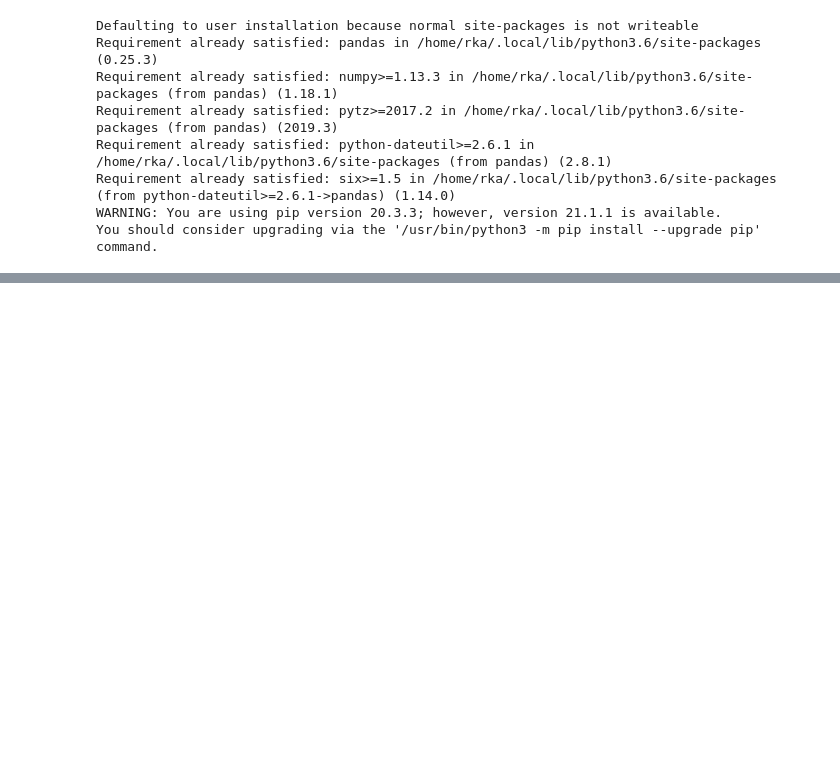
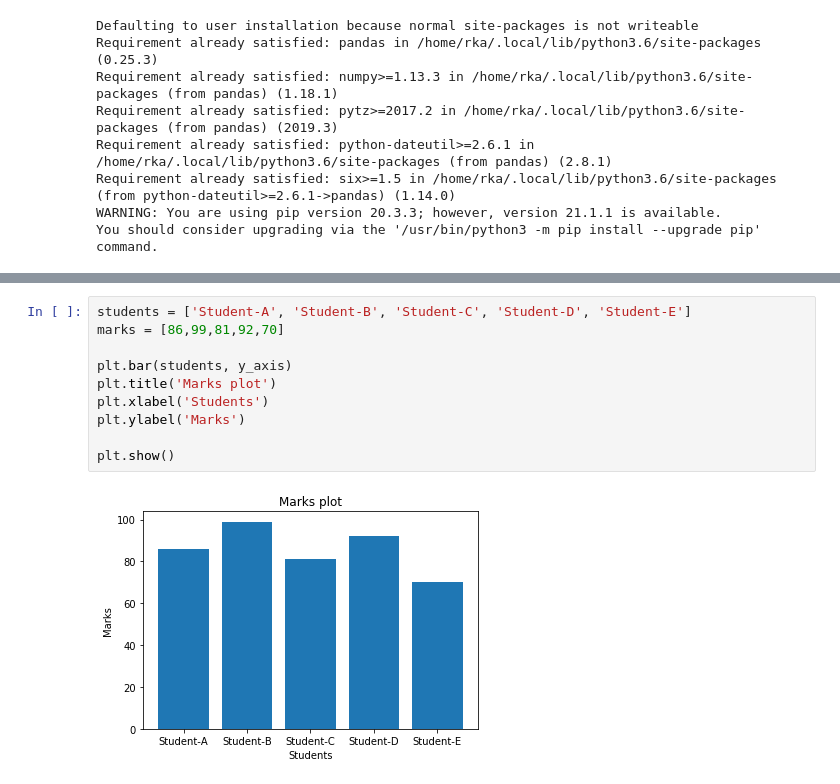
Before and after one commit to rakaar/Python-Classes, a Jupyter notebook: BasicDA.ipynb, the cells around one changed output, grey strips where cells are left out. Drawn from its saved outputs; the diff is of its cells as text; blank space fills up the shorter version.

```diff
--- a/BasicDA.ipynb
+++ b/BasicDA.ipynb
@@ -294,0 +626,12 @@ You should consider upgrading via the '/usr/bin/python3 -m pip install --upgrade
+# %%
+students = ['Student-A', 'Student-B', 'Student-C', 'Student-D', 'Student-E']
+marks = [86,99,81,92,70]
+
+plt.bar(students, y_axis)
+plt.title('Marks plot')
+plt.xlabel('Students')
+plt.ylabel('Marks')
+
+plt.show()
+# %% [output]
+[figure, added]
```
Also changed, not shown: parts of 68 cells of this notebook.
